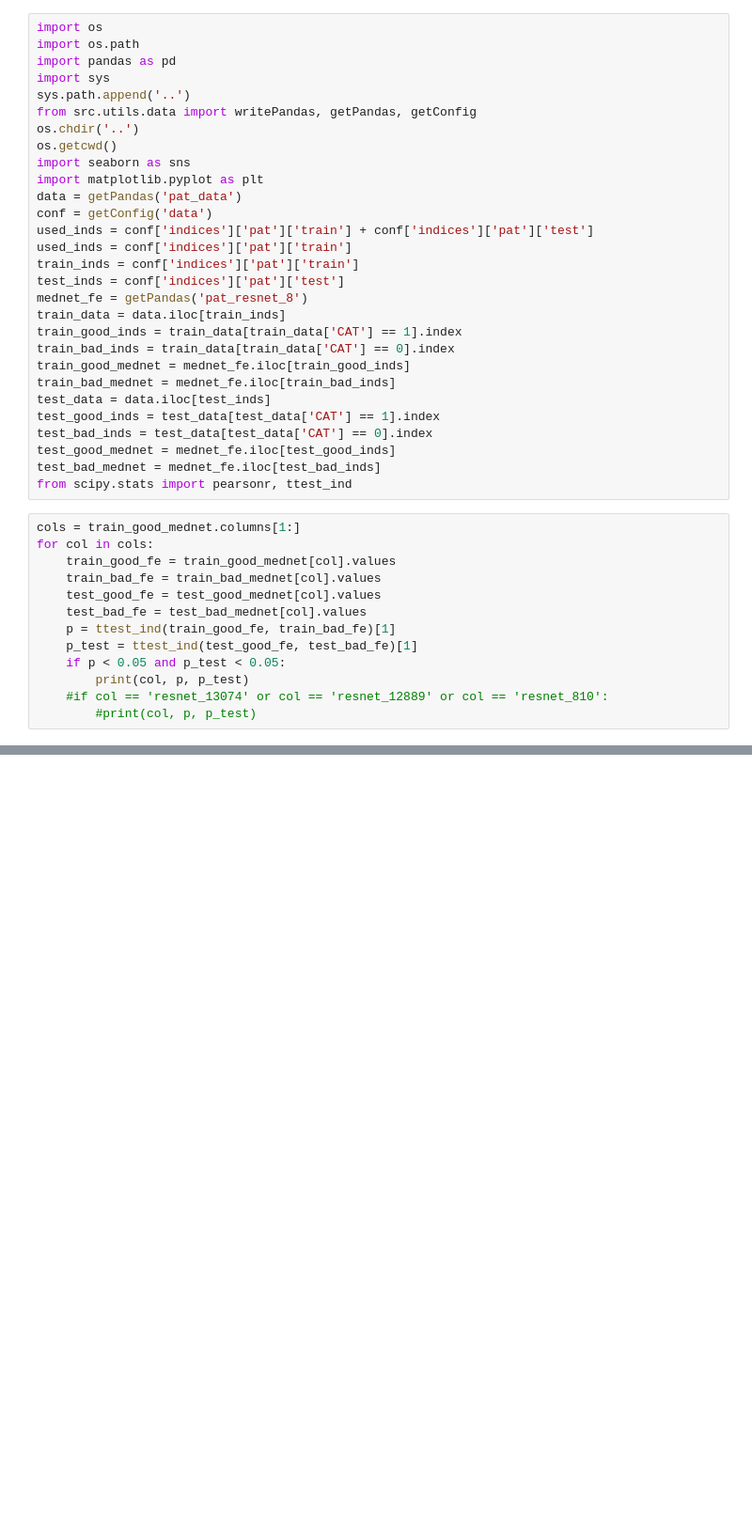
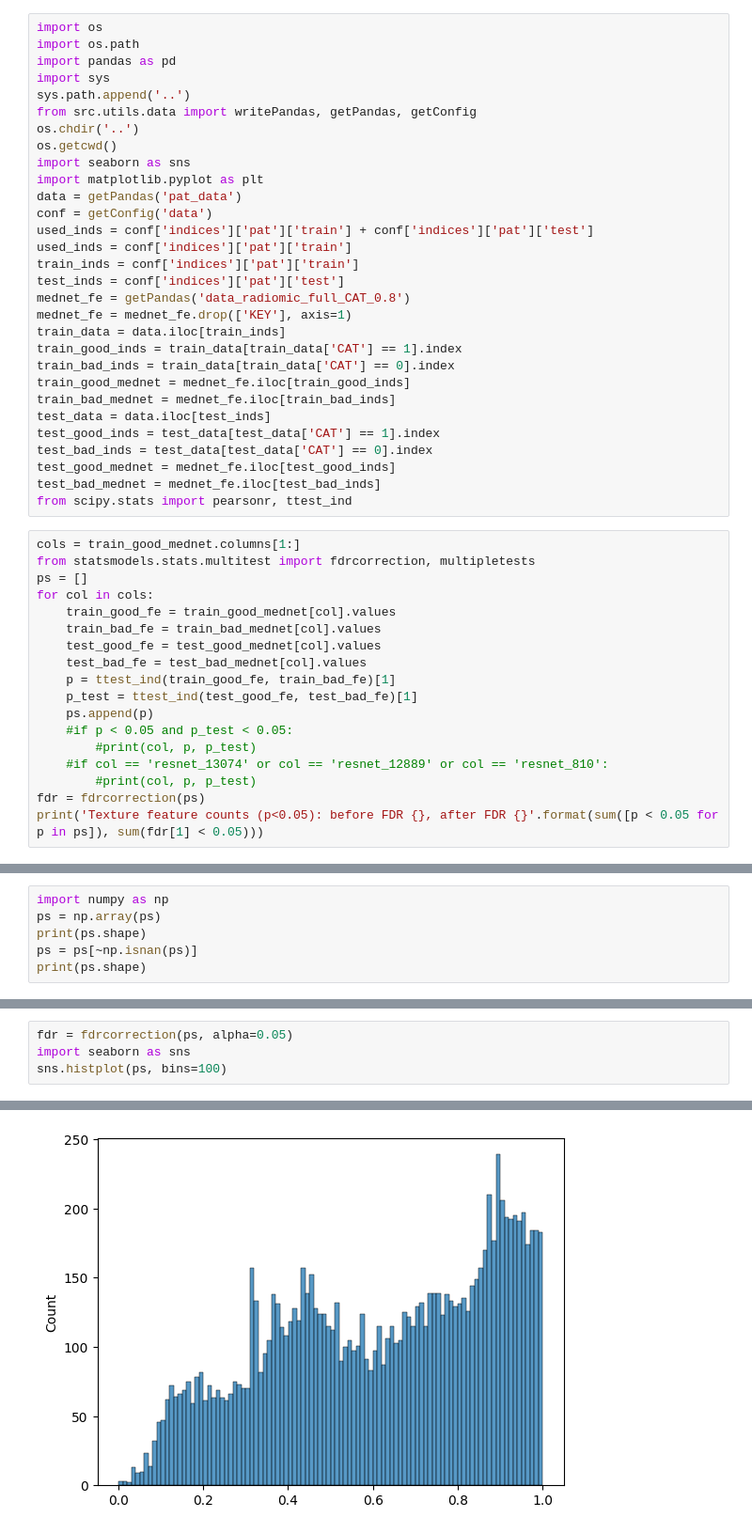
Before and after one commit to b1060t/LdopaPrediction, a Jupyter notebook: code/mednet_validate.ipynb, the cells around one changed output, grey strips where cells are left out. Shown at 94% size. Cells and saved outputs as stored; diff of their text form; blank space fills up the shorter version.

```diff
--- a/code/mednet_validate.ipynb
+++ b/code/mednet_validate.ipynb
@@ -15,7 +15,8 @@ used_inds = conf['indices']['pat']['train'] + conf['indices']['pat']['test']
 used_inds = conf['indices']['pat']['train']
 train_inds = conf['indices']['pat']['train']
 test_inds = conf['indices']['pat']['test']
-mednet_fe = getPandas('pat_resnet_8')
+mednet_fe = getPandas('data_radiomic_full_CAT_0.8')
+mednet_fe = mednet_fe.drop(['KEY'], axis=1)
 train_data = data.iloc[train_inds]
 train_good_inds = train_data[train_data['CAT'] == 1].index
 train_bad_inds = train_data[train_data['CAT'] == 0].index
@@ -29,6 +30,8 @@ test_bad_mednet = mednet_fe.iloc[test_bad_inds]
 from scipy.stats import pearsonr, ttest_ind
 # %%
 cols = train_good_mednet.columns[1:]
+from statsmodels.stats.multitest import fdrcorrection, multipletests
+ps = []
 for col in cols:
     train_good_fe = train_good_mednet[col].values
     train_bad_fe = train_bad_mednet[col].values
@@ -36,8 +39,11 @@ for col in cols:
     test_bad_fe = test_bad_mednet[col].values
     p = ttest_ind(train_good_fe, train_bad_fe)[1]
     p_test = ttest_ind(test_good_fe, test_bad_fe)[1]
-    if p < 0.05 and p_test < 0.05:
-        print(col, p, p_test)
+    ps.append(p)
+    #if p < 0.05 and p_test < 0.05:
+        #print(col, p, p_test)
     #if col == 'resnet_13074' or col == 'resnet_12889' or col == 'resnet_810':
         #print(col, p, p_test)
+fdr = fdrcorrection(ps)
+print('Texture feature counts (p<0.05): before FDR {}, after FDR {}'.format(sum([p < 0.05 for p in ps]), sum(fdr[1] < 0.05)))
 # %% [output]
@@ -50,0 +51,6 @@ resnet_12555 0.031009674451086596 0.02104698837940386
+# %%
+import numpy as np
+ps = np.array(ps)
+print(ps.shape)
+ps = ps[~np.isnan(ps)]
+print(ps.shape)
@@ -50,0 +60,5 @@ resnet_12555 0.031009674451086596 0.02104698837940386
+# %%
+fdr = fdrcorrection(ps, alpha=0.05)
+import seaborn as sns
+sns.histplot(ps, bins=100)
+# %% [output]
@@ -50,0 +66 @@ resnet_12555 0.031009674451086596 0.02104698837940386
+[figure, added]
```
Also changed, not shown: parts of 3 cells of this notebook, 3 other files.
